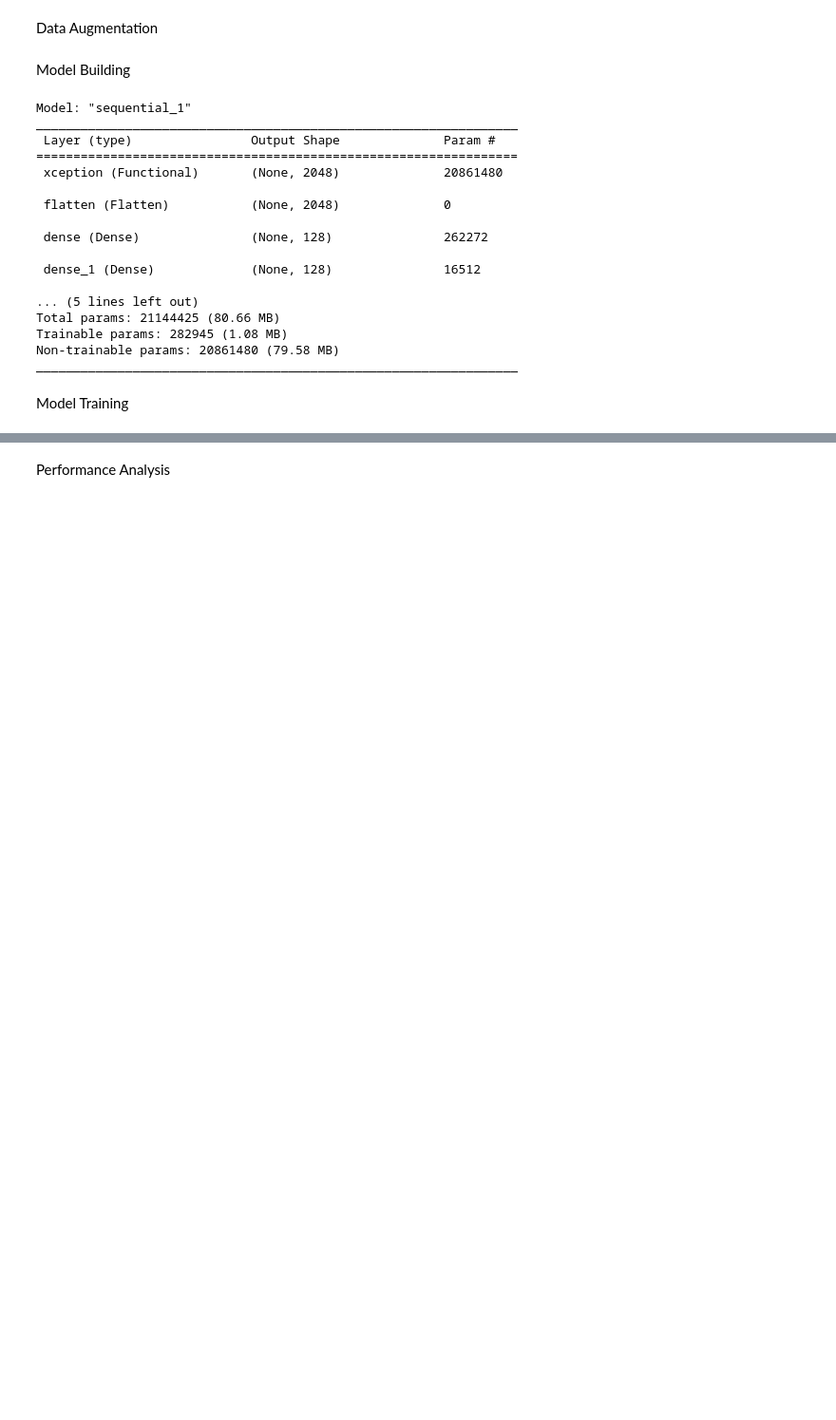
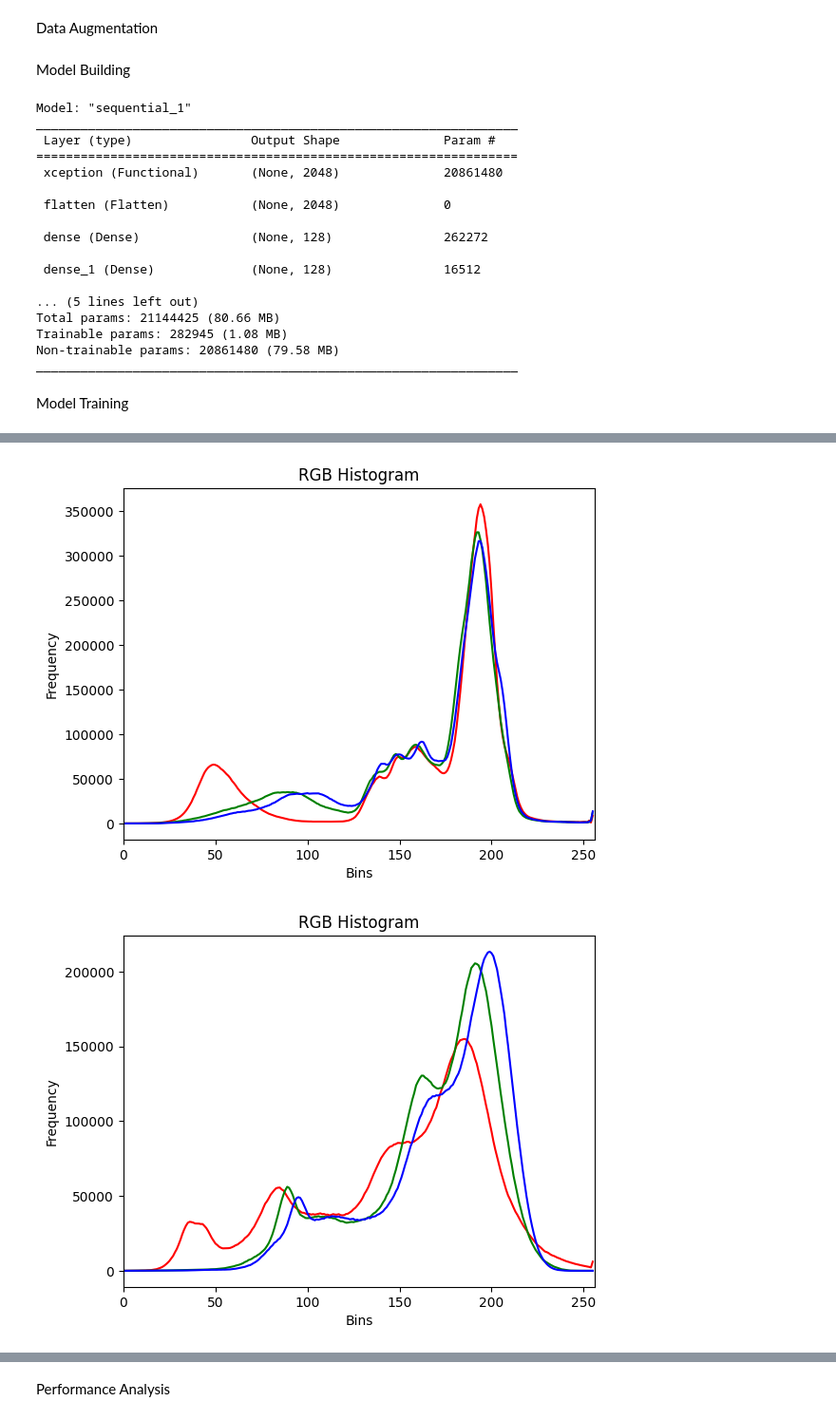
Before and after one commit to RashmiBhagya/Transfer-Leaning-With-Image-Clasifier-Banana-Detection, a Jupyter notebook: banana.ipynb, the cells around one changed output, grey strips where cells are left out. Shown at 95% size. Cells and saved outputs as stored; diff of their text form; code cells hidden in the pictures; blank space fills up the shorter version.

```diff
--- a/banana.ipynb
+++ b/banana.ipynb
@@ -230,0 +286,16 @@ Total time for training 195.343 seconds
+# %%
+# RGB Histogram
+def plot_rgb_histogram(image):
+   if image is None:
+       print("Error: Image not found or unable to read.")
+       return
+
+   colors = ('r', 'g', 'b')
+   for i, color in enumerate(colors):
+       hist = cv2.calcHist([image], [i], None, [256], [0, 256])
+       plt.plot(hist, color=color)
+       plt.xlim([0, 256])
+   plt.xlabel('Bins')
+   plt.ylabel('Frequency')
+   plt.title('RGB Histogram')
+   plt.show()
@@ -230,0 +306,11 @@ Total time for training 195.343 seconds
+# %%
+# Load sample images
+chemical_image = cv2.imread('/content/healthy-banana-identify-dataset-chemical-or-not/Banana/Banana/Banana/Test/Chemical/PXL_20240128_150408926.jpg')
+non_chemical_image = cv2.imread('/content/healthy-banana-identify-dataset-chemical-or-not/Banana/Banana/Banana/Test/Non-Chemical/PXL_20240124_071751414.jpg')
+# %%
+# Plot RGB histograms
+plot_rgb_histogram(chemical_image)
+plot_rgb_histogram(non_chemical_image)
+# %% [output]
+[figure, added]
+[figure, added]
```
Also changed, not shown: parts of 19 cells of this notebook.
